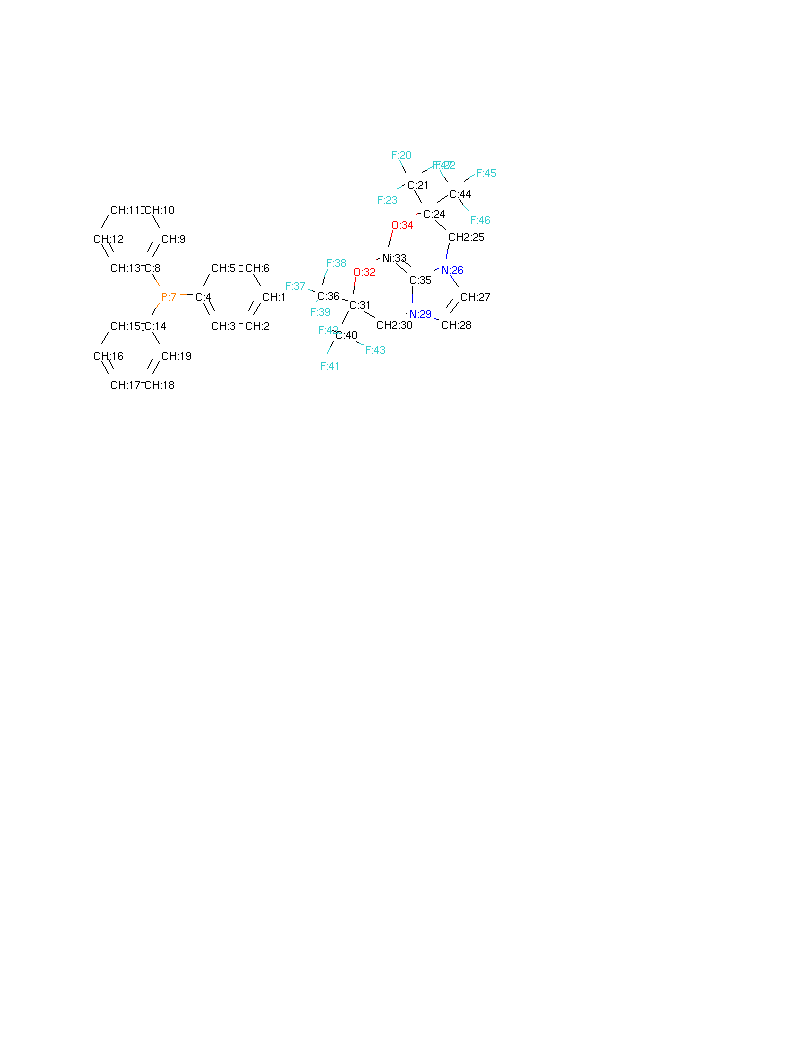
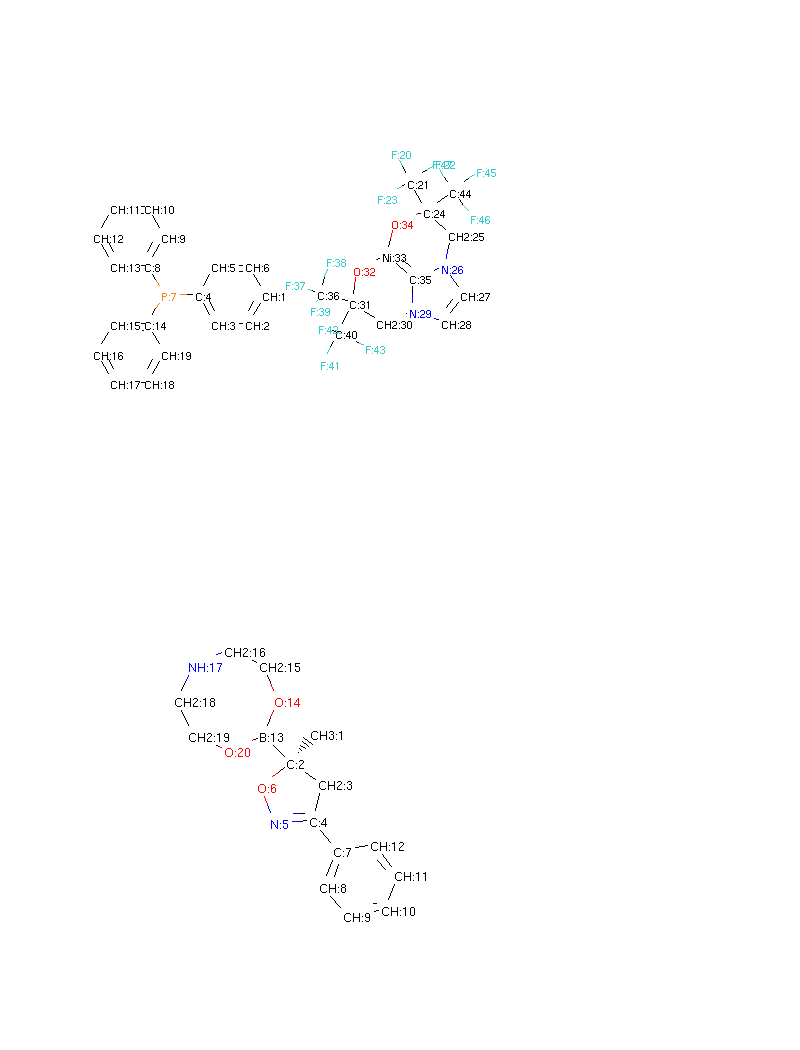
Before and after one commit to ualibweb/UALIB_ChemStructures, a Jupyter notebook: Jupyter_IndexTemplate/Organometallics_PCnonstandardBonds.ipynb, the cells around one changed output. Cells and saved outputs as stored; diff of their text form; code cells hidden in the pictures; blank space fills up the shorter version.

```diff
--- a/Jupyter_IndexTemplate/Organometallics_PCnonstandardBonds.ipynb
+++ b/Jupyter_IndexTemplate/Organometallics_PCnonstandardBonds.ipynb
@@ -1789,3 +1791,57 @@ Chem.Draw.MolToImage(UALIB_1747, size=(500, 500))
 7 33 5
 
 """
+# %%
+# UALIB-1996
+
+UALIB_1996 = Chem.MolFromMolBlock("""
+     RDKit          2D
+
+ 20 22  0  0  0  0  0  0  0  0999 V2000
+    3.3905   -1.2808    0.0000 C   0  0  0  0  0  0  0  0  0  0  0  0
+    2.4465   -2.4465    0.0000 C   0  0  0  0  0  0  0  0  0  0  0  0
+    3.7045   -3.2634    0.0000 C   0  0  0  0  0  0  0  0  0  0  0  0
+    3.3163   -4.7123    0.0000 C   0  0  0  0  0  0  0  0  0  0  0  0
+    1.8183   -4.7908    0.0000 N   0  0  0  0  0  0  0  0  0  0  0  0
+    1.2808   -3.3905    0.0000 O   0  0  0  0  0  0  0  0  0  0  0  0
+    4.2602   -5.8780    0.0000 C   0  0  0  0  0  0  0  0  0  0  0  0
+    3.7227   -7.2784    0.0000 C   0  0  0  0  0  0  0  0  0  0  0  0
+    4.6667   -8.4441    0.0000 C   0  0  0  0  0  0  0  0  0  0  0  0
+    6.1482   -8.2095    0.0000 C   0  0  0  0  0  0  0  0  0  0  0  0
+    6.6858   -6.8091    0.0000 C   0  0  0  0  0  0  0  0  0  0  0  0
+    5.7418   -5.6434    0.0000 C   0  0  0  0  0  0  0  0  0  0  0  0
+    1.3858   -1.3858    0.0000 B   0  0  0  0  0  0  0  0  0  0  0  0
+    1.9598    0.0000    0.0000 O   0  0  0  0  0  0  0  0  0  0  0  0
+    1.3858    1.3858    0.0000 C   0  0  0  0  0  0  0  0  0  0  0  0
+    0.0000    1.9598    0.0000 C   0  0  0  0  0  0  0  0  0  0  0  0
+   -1.3858    1.3858    0.0000 N   0  0  0  0  0  0  0  0  0  0  0  0
+   -1.9598    0.0000    0.0000 C   0  0  0  0  0  0  0  0  0  0  0  0
+   -1.3858   -1.3858    0.0000 C   0  0  0  0  0  0  0  0  0  0  0  0
+   -0.0000   -1.9598    0.0000 O   0  0  0  0  0  0  0  0  0  0  0  0
+  2  1  1  6
+  2  3  1  0
+  3  4  1  0
+  4  5  2  0
+  5  6  1  0
+  4  7  1  0
+  7  8  2  0
+  8  9  1  0
+  9 10  2  0
+ 10 11  1  0
+ 11 12  2  0
+  2 13  1  0
+ 13 14  1  0
+ 14 15  1  0
+ 15 16  1  0
+ 16 17  1  0
+ 17 18  1  0
+ 18 19  1  0
+ 19 20  1  0
+  6  2  1  0
+ 12  7  1  0
+ 20 13  1  0
+M  END""")
+molblock_with_atom_index(UALIB_1996)
+Chem.Draw.MolToImage(UALIB_1996, size=(500, 500))
+# %% [output]
+[figure, added]
```
Also changed, not shown: parts of 2 cells of this notebook, 4 other files.
